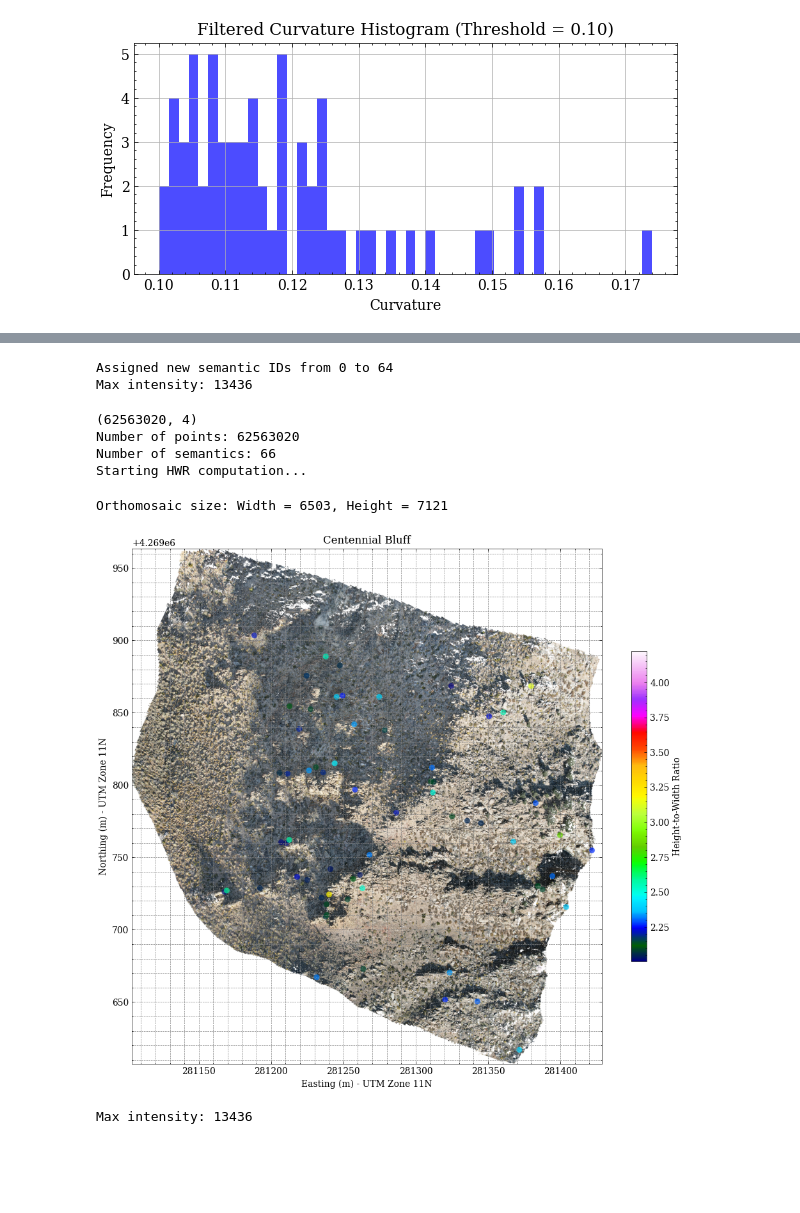
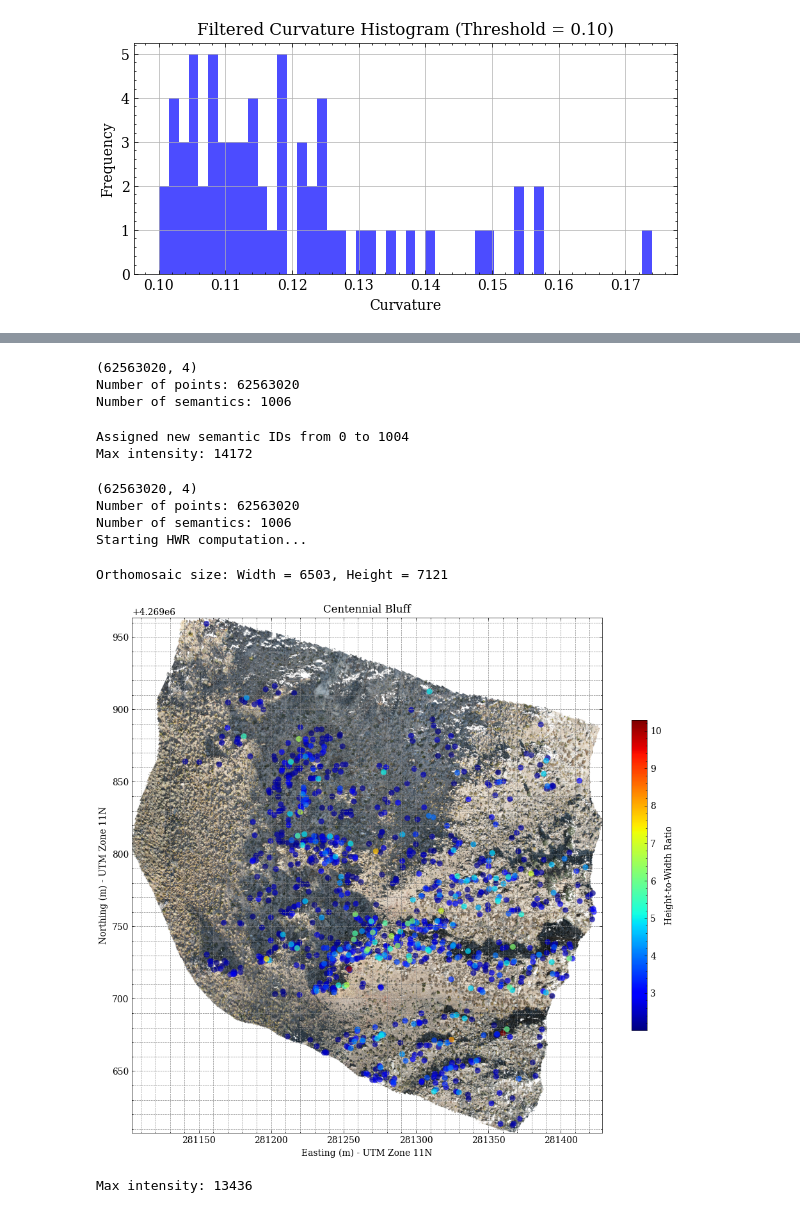
Before and after one commit to ZhiangChen/PBR_statistics, a Jupyter notebook: pbr_analysis.ipynb, the cells around one changed output, grey strips where cells are left out. Saved outputs shown, nothing was run; the diff lists cells and outputs as text; code cells hidden in the pictures; blank space fills up the shorter version.

```diff
--- a/pbr_analysis.ipynb
+++ b/pbr_analysis.ipynb
@@ -403,4 +528,13 @@ print(semantics_hwr)
+# %%
+points_semantics_source, colors = read_las_file('data/mission_a_density_sor_annotation_hwr.las')
+points_semantics = points_semantics_source.copy()
+# %% [output]
+(62563020, 4)
+Number of points: 62563020
+Number of semantics: 1006
 # %%
+sorted_points_semantics = points_semantics.copy()
+
 # Sort remaining semantic IDs by their HWR values (ascending order)
 sorted_semantics = sorted(semantics_hwr.items(), key=lambda x: x[1])  # (sem_id, hwr)
 old_to_new_id = {old_id: new_id for new_id, (old_id, _) in enumerate(sorted_semantics)}
@@ -408,14 +542,14 @@ old_to_new_id = {old_id: new_id for new_id, (old_id, _) in enumerate(sorted_sema
 # Apply the new semantic ID mapping
 for old_id, new_id in old_to_new_id.items():
     indices = np.where(points_semantics[:, 3] == old_id)[0]
-    points_semantics[indices, 3] = new_id
+    sorted_points_semantics[indices, 3] = new_id
 
 print(f"Assigned new semantic IDs from 0 to {len(old_to_new_id)-1}")
 
-save_points_to_las(points_semantics, colors, "data/mission_a_hwr_sorted.las")
+save_points_to_las(sorted_points_semantics, colors, "data/mission_a_density_sor_annotation_hwr_sorted.las")
 # %% [output]
-Assigned new semantic IDs from 0 to 64
-Max intensity: 13436
+Assigned new semantic IDs from 0 to 1004
+Max intensity: 14172
 # %%
 import numpy as np
 import matplotlib.colors as mcolors
@@ -423,6 +557,9 @@ import matplotlib.cm as cm
 import cv2
 from numba import njit
 from tqdm import tqdm
+import matplotlib.ticker as ticker
+from matplotlib.ticker import ScalarFormatter
+
 
 def draw_transparent_circle(image, center, radius, color, alpha=0.5):
     overlay = image.copy()
@@ -438,7 +575,7 @@ def paint_pixels(xyz, colors, x_min, y_min, resolution, width_size, height_size,
             ortho[y_pixel, x_pixel, :] = colors[i]
     return ortho
 
-def voxel_orthomosaic(points_semantics, colors, semantics_hwr, resolution=0.01):
+def voxel_orthomosaic(points_semantics, colors, semantics_hwr, resolution=0.01, pixel_radius=40):
     xyz = points_semantics[:, :3]
     semantics = points_semantics[:, 3].astype(int)
 
@@ -459,7 +596,7 @@ def voxel_orthomosaic(points_semantics, colors, semantics_hwr, resolution=0.01):
     # HWR color map
     hwr_array = np.array(list(semantics_hwr.values()))
     norm = mcolors.Normalize(vmin=hwr_array.min(), vmax=hwr_array.max())
-    cmap = cm.get_cmap('gist_ncar')
+    cmap = cm.get_cmap('jet')
 
     for sid in tqdm(np.unique(semantics), desc="Overlay Circles"):
         if sid not in semantics_hwr.keys():
@@ -472,12 +609,13 @@ def voxel_orthomosaic(points_semantics, colors, semantics_hwr, resolution=0.01):
         x_pixel = int((center[0] - x_min) / resolution)
         y_pixel = int((center[1] - y_min) / resolution)
         if 0 <= x_pixel < width_size and 0 <= y_pixel < height_size:
-            draw_transparent_circle(ortho, (x_pixel, y_pixel), 40, color, alpha=0.7)
+            draw_transparent_circle(ortho, (x_pixel, y_pixel), pixel_radius, color, alpha=0.7)
 
     print(f"Orthomosaic size: Width = {width_size}, Height = {height_size}")
     return ortho, x_min, y_min
 # %%
-points_semantics_source, colors = read_las_file("data/mission_a_hwr_sorted.las")
+points_semantics_source, colors = read_las_file("data/mission_a_density_sor_annotation_hwr_sorted.las")
+points_semantics = points_semantics_source.copy()
 results = calculate_hwr(points_semantics_source, n_jobs=8)
 semantics_hwr = {}
 for result in results:
@@ -487,7 +625,7 @@ for result in results:
 # %% [output]
 (62563020, 4)
 Number of points: 62563020
-Number of semantics: 66
+Number of semantics: 1006
 Starting HWR computation...
 # %%
 ortho_image, x_min, y_min = voxel_orthomosaic(points_semantics, colors, semantics_hwr, resolution=0.05)
@@ -505,36 +643,36 @@ def plot_orthomap(ortho_image, x_min, y_min, resolution, semantics_hwr):
     fig, ax = plt.subplots(figsize=(10, 10))
 
     # Show ortho image
     im = ax.imshow(ortho_image, extent=extent, origin='lower', zorder=1)
 
     # Set axis labels and title
     ax.set_xlabel("Easting (m) - UTM Zone 11N")
     ax.set_ylabel("Northing (m) - UTM Zone 11N")
     ax.set_title("Centennial Bluff")
 
     # Grid settings
     ax.grid(True, which='both', linestyle='--', linewidth=0.5, color='gray', zorder=0)
     ax.set_aspect('equal')
 
     # Set up colorbar for HWR values
     hwr_values = list(semantics_hwr.values())
     vmin = min(hwr_values)
     vmax = max(hwr_values)
     norm = mcolors.Normalize(vmin=vmin, vmax=vmax)
-    cmap = cm.get_cmap('gist_ncar')
+    cmap = cm.get_cmap('jet')
 
     cbar = fig.colorbar(cm.ScalarMappable(norm=norm, cmap=cmap), ax=ax, shrink=0.5)
     cbar.set_label("Height-to-Width Ratio")
 
     plt.tight_layout()
     # save
-    plt.savefig("data/centennial_bluff_ortho_map.png", dpi=300)
+    plt.savefig("data/mission_a_hwr_map.png", dpi=300)
     plt.show()
 
 
 plot_orthomap(ortho_image, x_min, y_min, resolution=0.05, semantics_hwr=semantics_hwr)
 # %% [output]
-[figure, old version]
+[figure, new version]
 # %%
 def impose_color_to_semantics_points(points_semantics, colors, semantics_hwr):
     # Create a color map
```
Also changed, not shown: parts of 25 cells of this notebook, 9 other files.
